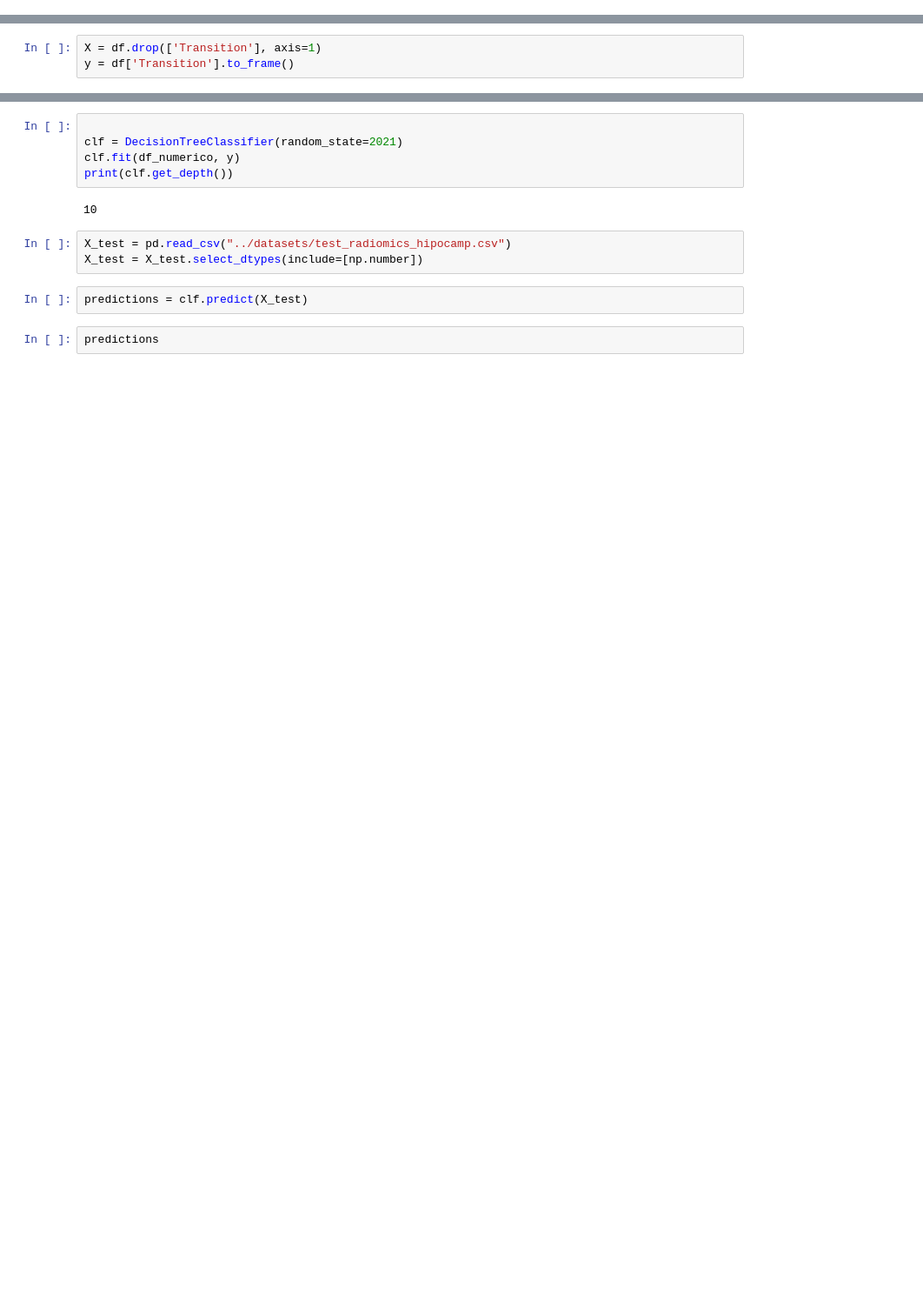
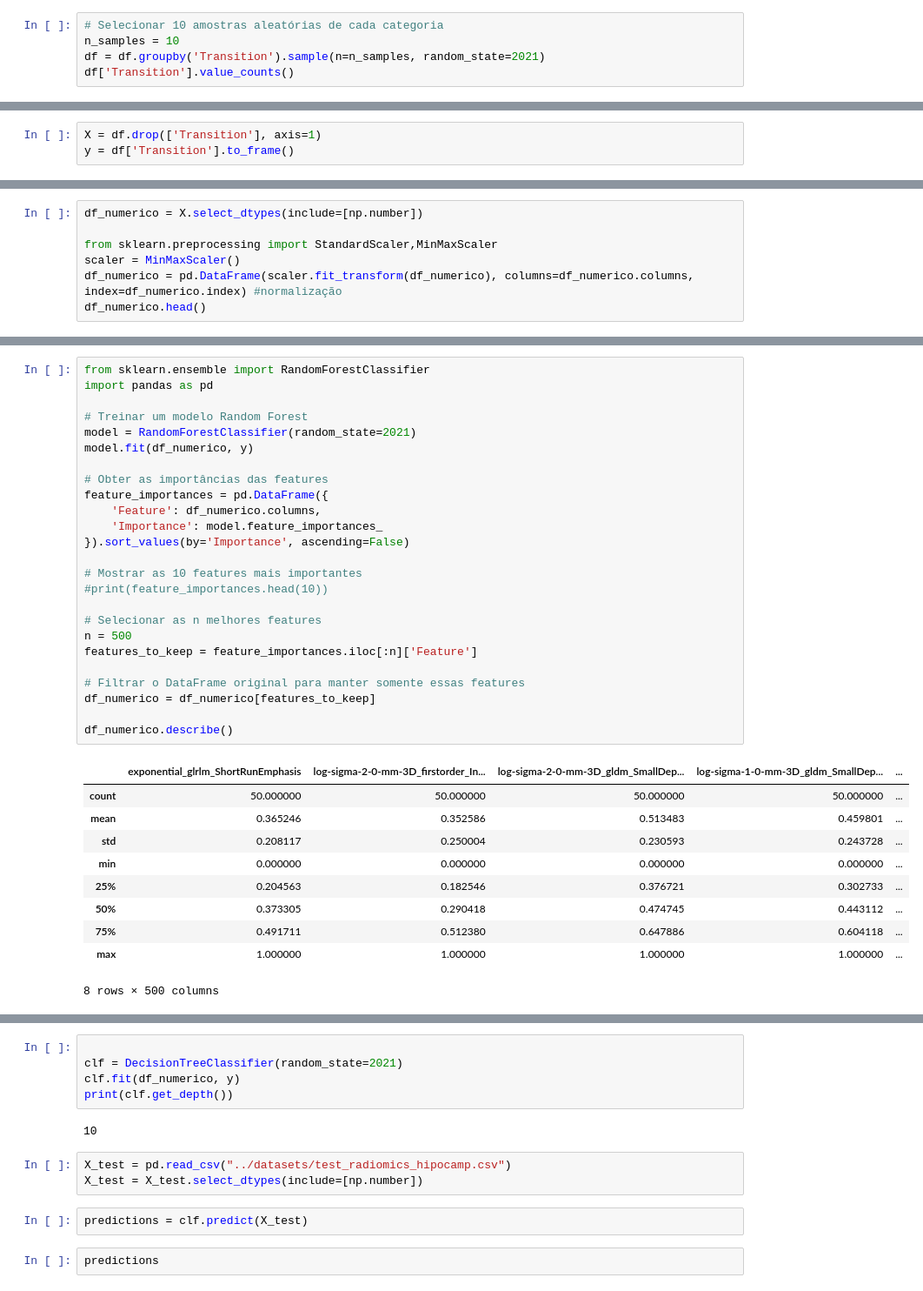
Before and after one commit to pinheiro2/DAA2425, a Jupyter notebook: control analysis/DT_GridSearch.ipynb, the cells around one changed output, grey strips where cells are left out. Shown at 87% size. Saved outputs shown, nothing was run; the diff lists cells and outputs as text; blank space fills up the shorter version.

Commit message:
Múltiplos modelos e exploração

```diff
--- a/control analysis/DT_GridSearch.ipynb
+++ b/control analysis/DT_GridSearch.ipynb
@@ -54,3 +54,8 @@ df['Transition']
 303    MCI-MCI
 304      CN-CN
 Name: Transition, Length: 305, dtype: object
+# %%
+# Selecionar 10 amostras aleatórias de cada categoria
+n_samples = 10
+df = df.groupby('Transition').sample(n=n_samples, random_state=2021)
+df['Transition'].value_counts()
@@ -61,0 +73,7 @@ df_numerico = X.select_dtypes(include=[np.number])
+# %%
+df_numerico = X.select_dtypes(include=[np.number])
+
+from sklearn.preprocessing import StandardScaler,MinMaxScaler
+scaler = MinMaxScaler()
+df_numerico = pd.DataFrame(scaler.fit_transform(df_numerico), columns=df_numerico.columns, index=df_numerico.index) #normalização
+df_numerico.head()
@@ -61,0 +88,36 @@ df_numerico = X.select_dtypes(include=[np.number])
+# %%
+from sklearn.ensemble import RandomForestClassifier
+import pandas as pd
+
+# Treinar um modelo Random Forest
+model = RandomForestClassifier(random_state=2021)
+model.fit(df_numerico, y)
+
+# Obter as importâncias das features
+feature_importances = pd.DataFrame({
+    'Feature': df_numerico.columns,
+    'Importance': model.feature_importances_
+}).sort_values(by='Importance', ascending=False)
+
+# Mostrar as 10 features mais importantes
+#print(feature_importances.head(10))
+
+# Selecionar as n melhores features
+n = 500
+features_to_keep = feature_importances.iloc[:n]['Feature']
+
+# Filtrar o DataFrame original para manter somente essas features
+df_numerico = df_numerico[features_to_keep]
+
+df_numerico.describe()
+# %% [output]
+|  | exponential_glrlm_ShortRunEmphasis | log-sigma-2-0-mm-3D_firstorder_In... | log-sigma-2-0-mm-3D_gldm_SmallDep... | log-sigma-1-0-mm-3D_gldm_SmallDep... | ... |
+| count | 50.000000 | 50.000000 | 50.000000 | 50.000000 | ... |
+| mean | 0.365246 | 0.352586 | 0.513483 | 0.459801 | ... |
+| std | 0.208117 | 0.250004 | 0.230593 | 0.243728 | ... |
+| min | 0.000000 | 0.000000 | 0.000000 | 0.000000 | ... |
+| 25% | 0.204563 | 0.182546 | 0.376721 | 0.302733 | ... |
+| 50% | 0.373305 | 0.290418 | 0.474745 | 0.443112 | ... |
+| 75% | 0.491711 | 0.512380 | 0.647886 | 0.604118 | ... |
+| max | 1.000000 | 1.000000 | 1.000000 | 1.000000 | ... |
+8 rows × 500 columns
```
Also changed, not shown: parts of 5 cells of this notebook, 1 other file.
